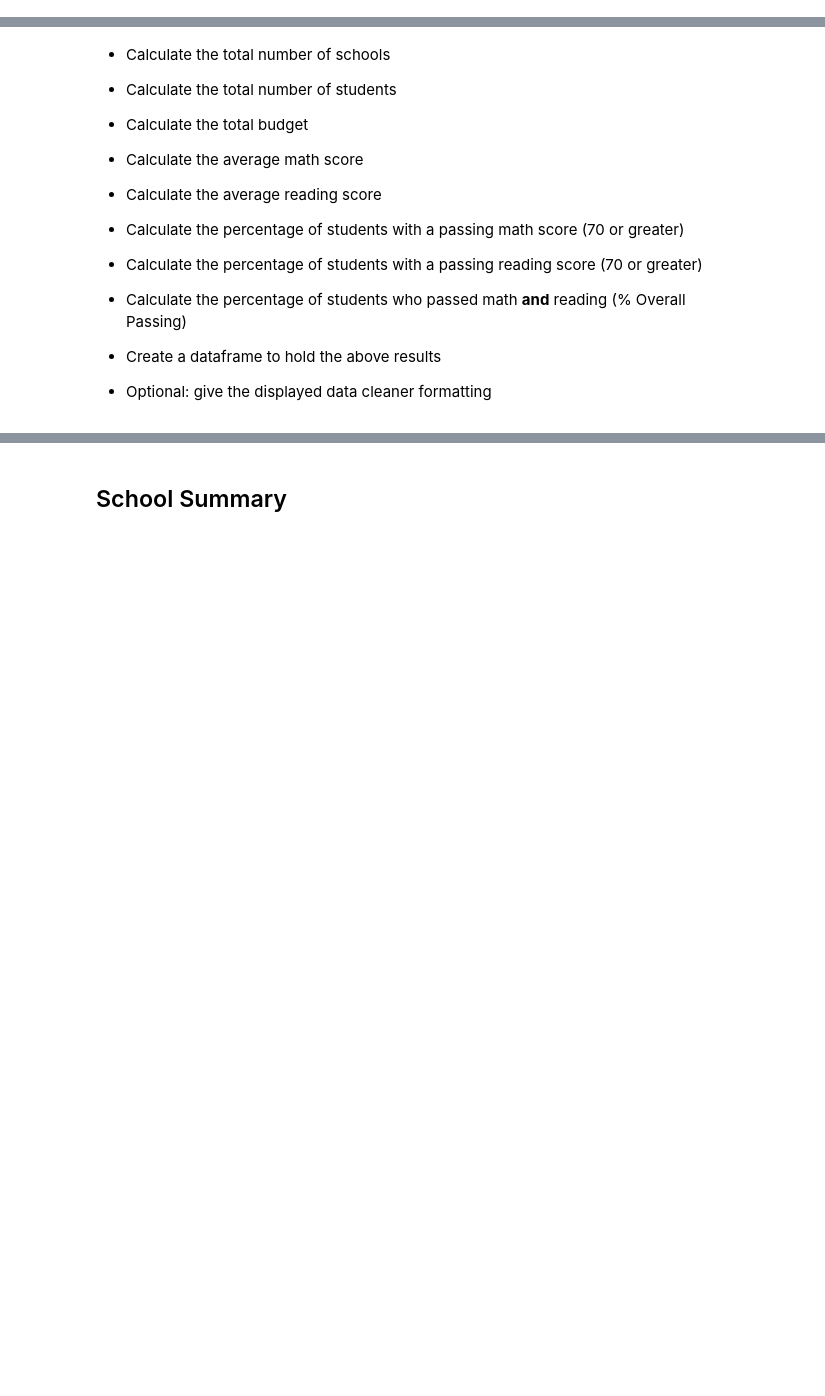
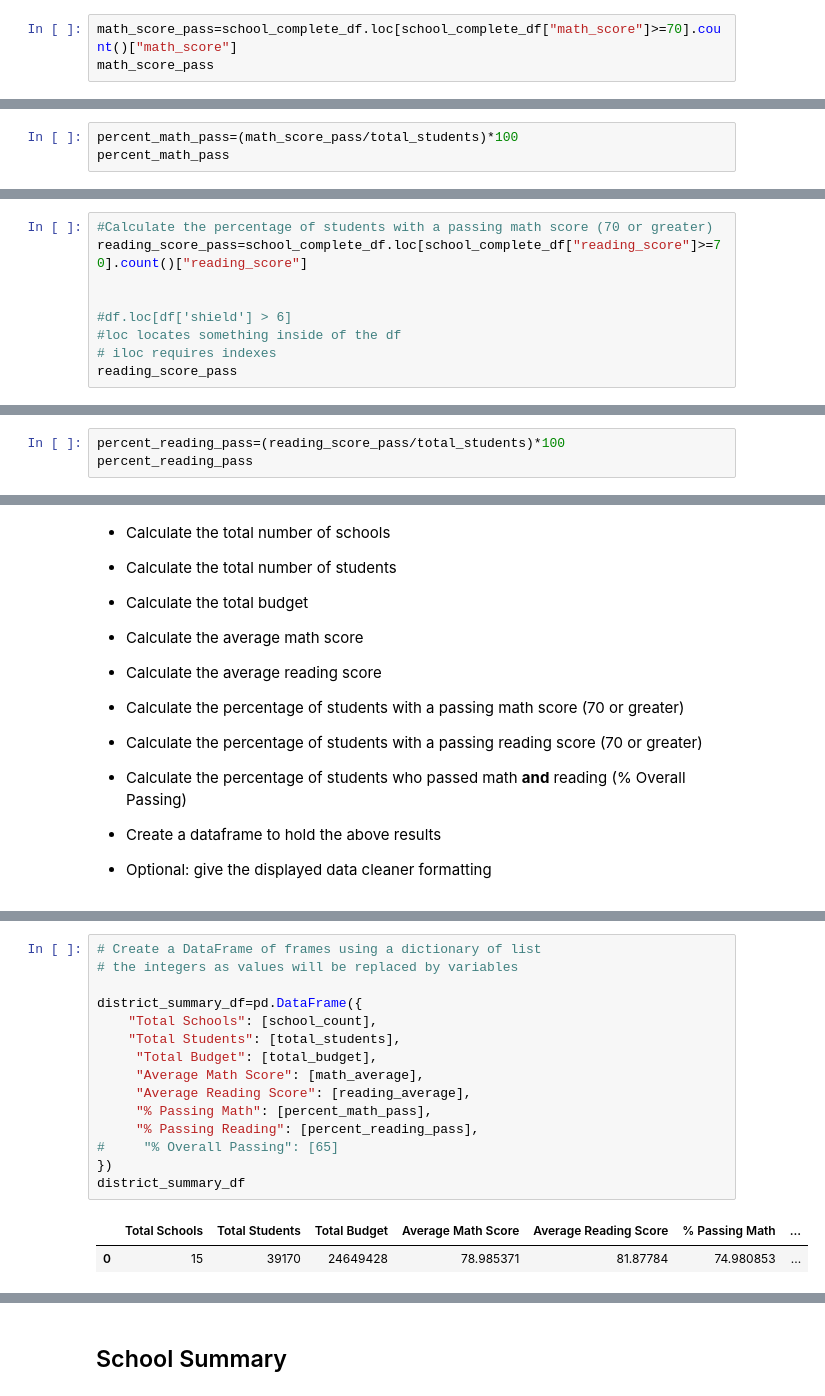
Before and after one commit to JohnMowry77/pandas-challenge, a Jupyter notebook: PyCitySchools/PyCitySchools_starter.ipynb, the cells around one changed output, grey strips where cells are left out. Saved outputs shown, nothing was run; the diff lists cells and outputs as text; blank space fills up the shorter version.

```diff
--- a/PyCitySchools/PyCitySchools_starter.ipynb
+++ b/PyCitySchools/PyCitySchools_starter.ipynb
@@ -125,0 +233,3 @@ Name: school_name, Length: 39170, dtype: object>
+# %%
+math_score_pass=school_complete_df.loc[school_complete_df["math_score"]>=70].count()["math_score"]
+math_score_pass
@@ -125,0 +238,3 @@ Name: school_name, Length: 39170, dtype: object>
+# %%
+percent_math_pass=(math_score_pass/total_students)*100
+percent_math_pass
@@ -125,0 +243,9 @@ Name: school_name, Length: 39170, dtype: object>
+# %%
+#Calculate the percentage of students with a passing math score (70 or greater)
+reading_score_pass=school_complete_df.loc[school_complete_df["reading_score"]>=70].count()["reading_score"]
+
+
+#df.loc[df['shield'] > 6]
+#loc locates something inside of the df
+# iloc requires indexes
+reading_score_pass
@@ -125,0 +254,3 @@ Name: school_name, Length: 39170, dtype: object>
+# %%
+percent_reading_pass=(reading_score_pass/total_students)*100
+percent_reading_pass
@@ -151,0 +290,18 @@ Name: school_name, Length: 39170, dtype: object>
+# %%
+# Create a DataFrame of frames using a dictionary of list
+# the integers as values will be replaced by variables
+
+district_summary_df=pd.DataFrame({
+    "Total Schools": [school_count],
+    "Total Students": [total_students],
+     "Total Budget": [total_budget],
+     "Average Math Score": [math_average],
+     "Average Reading Score": [reading_average],
+     "% Passing Math": [percent_math_pass],
+     "% Passing Reading": [percent_reading_pass],
+#     "% Overall Passing": [65]
+})
+district_summary_df
+# %% [output]
+|  | Total Schools | Total Students | Total Budget | Average Math Score | Average Reading Score | % Passing Math | ... |
+| 0 | 15 | 39170 | 24649428 | 78.985371 | 81.87784 | 74.980853 | ... |
```
Also changed, not shown: parts of 48 cells of this notebook, 1 other file.
